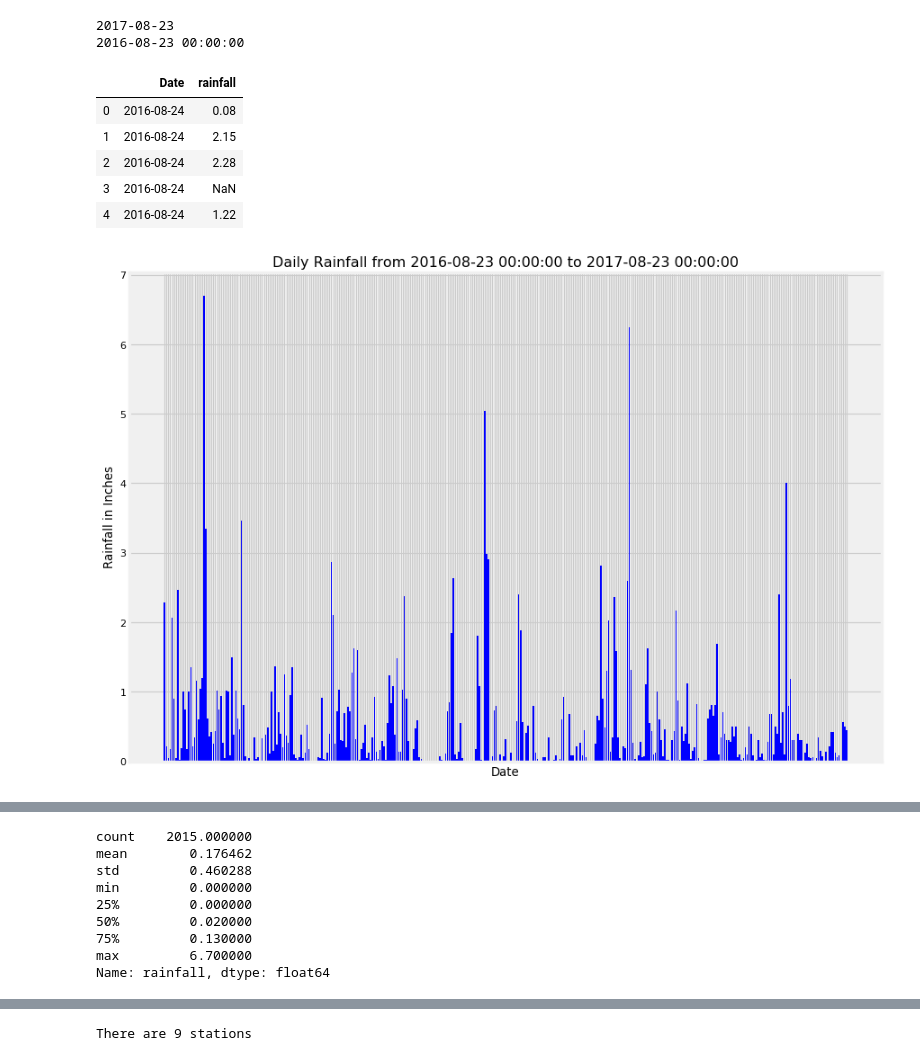
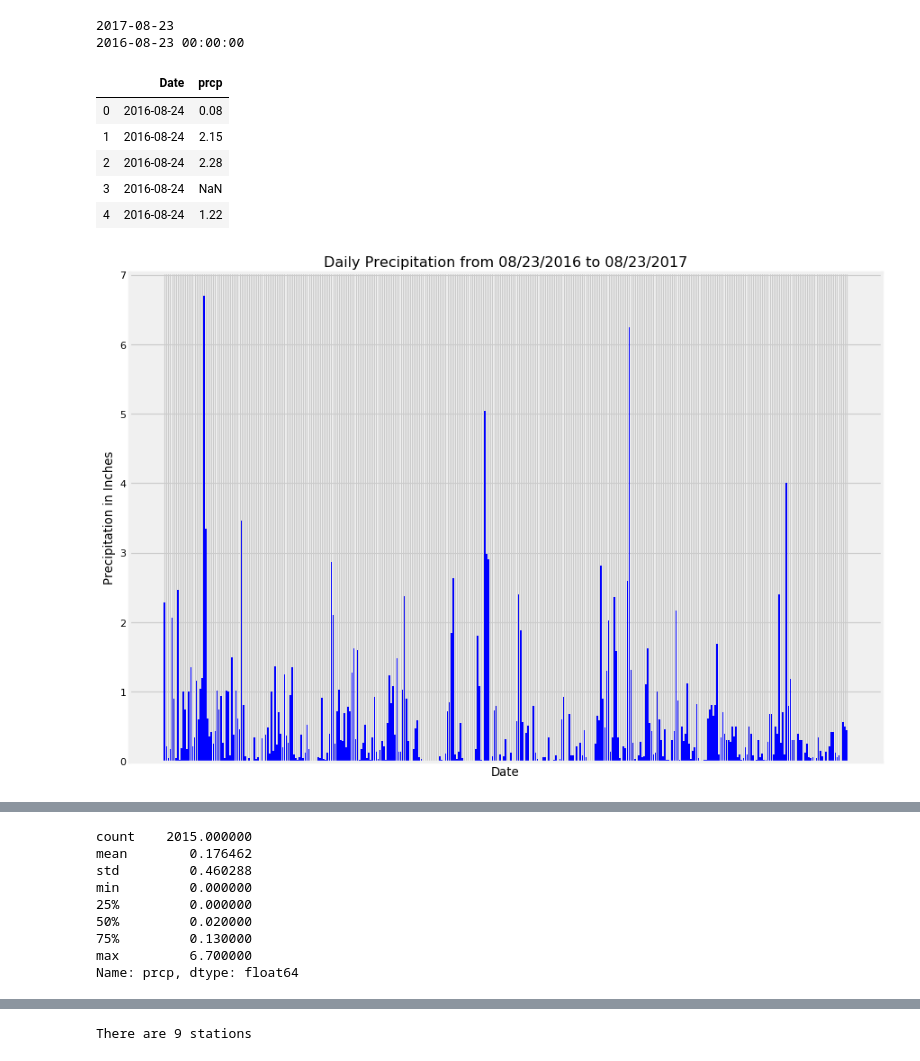
Before and after one commit to magcox5/sqlalchemy-challenge, a Jupyter notebook: Climate_Challenge.ipynb, the cells around one changed output, grey strips where cells are left out. Saved outputs shown, nothing was run; the diff lists cells and outputs as text; code cells hidden in the pictures.

```diff
--- a/Climate_Challenge.ipynb
+++ b/Climate_Challenge.ipynb
@@ -56,38 +57,42 @@ results = session.query(Measurement.date, Measurement.prcp).\
     order_by(Measurement.date).all()
 
 # Save the query results as a Pandas DataFrame and set the index to the date column
-precip_df = pd.DataFrame(results, columns = ['Date', 'rainfall'])
+precip_df = pd.DataFrame(results, columns = ['Date', 'prcp'])
 precip_df.sort_values(by='Date')
 precip_df.set_index('Date')
 precip_df.head()
 # %% [output]
-|  | Date | rainfall |
+|  | Date | prcp |
 | 0 | 2016-08-24 | 0.08 |
 | 1 | 2016-08-24 | 2.15 |
 | 2 | 2016-08-24 | 2.28 |
 | 3 | 2016-08-24 | NaN |
 | 4 | 2016-08-24 | 1.22 |
 # %%
-from matplotlib.pyplot import figure
+# format start and end dates in format mm-dd-yyyy for graph title
+formatted_start_date = dtt.strftime(start_date, "%m/%d/%Y")
+formatted_end_date = dtt.strftime(end_date, "%m/%d/%Y")
+
 figure(num=None, figsize=(12, 9), dpi=80, facecolor='w', edgecolor='k')
 # Use Pandas Plotting with Matplotlib to plot the data
-plt.bar(precip_df['Date'], precip_df['rainfall'], color='blue')
+plt.bar(precip_df['Date'], precip_df['prcp'], color='blue')
 plt.xlabel("Date")
-plt.ylabel("Rainfall in Inches")
-plt.title(f"Daily Rainfall from {start_date} to {end_date}")
+plt.ylabel("Precipitation in Inches")
+plt.title(f"Daily Precipitation from {formatted_start_date} to {formatted_end_date}")
 plt.tick_params(
     axis='x',          # changes apply to the x-axis
     which='both',      # both major and minor ticks are affected
     bottom=False,      # ticks along the bottom edge are off
     top=False,         # ticks along the top edge are off
     labelbottom=False) # labels along the bottom edge are off
+plt.show()
 # %% [output]
-[figure, old version]
+[figure, new version]
 # %% [markdown]
 ![precipitation](Images/precipitation.png)
 # %%
 # Use Pandas to calculate the summary statistics for the precipitation data
-precip_df['rainfall'].describe()
+precip_df['prcp'].describe()
 # %% [output]
 count    2015.000000
 mean        0.176462
@@ -97,7 +102,7 @@ min         0.000000
 50%         0.020000
 75%         0.130000
 max         6.700000
-Name: rainfall, dtype: float64
+Name: prcp, dtype: float64
 # %% [markdown]
 ![describe](Images/describe.png)
 # %%
```
Also changed, not shown: parts of 8 cells of this notebook, 1 other file.
